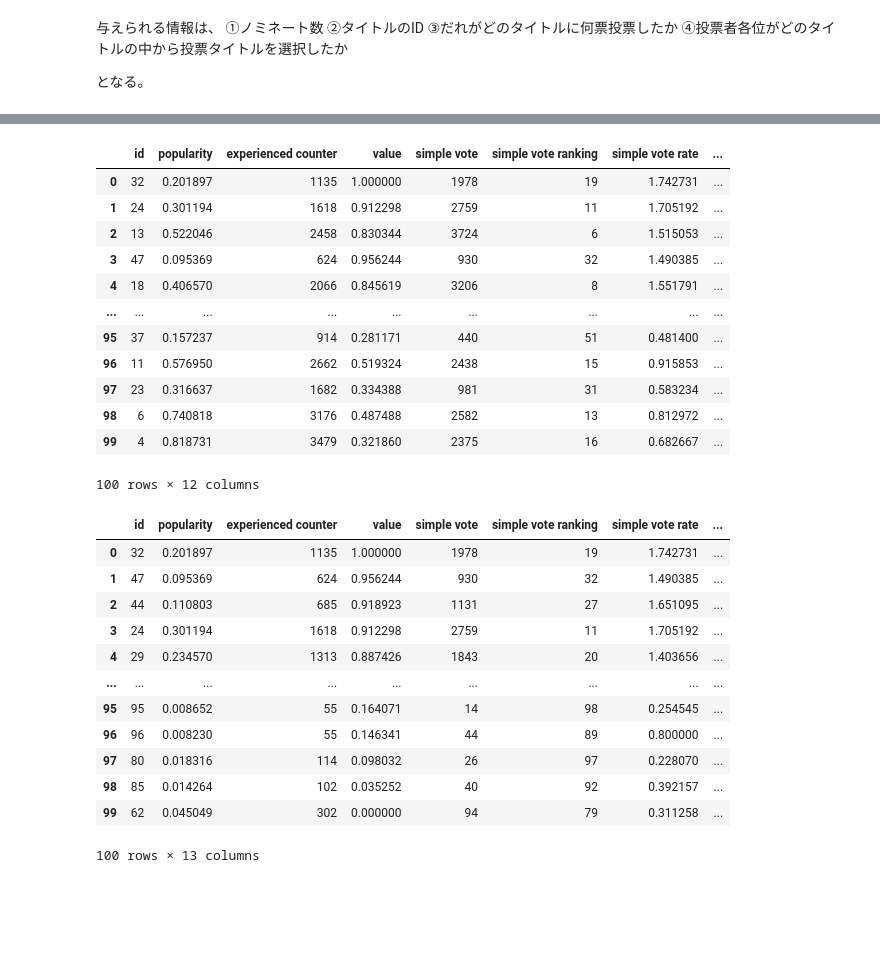
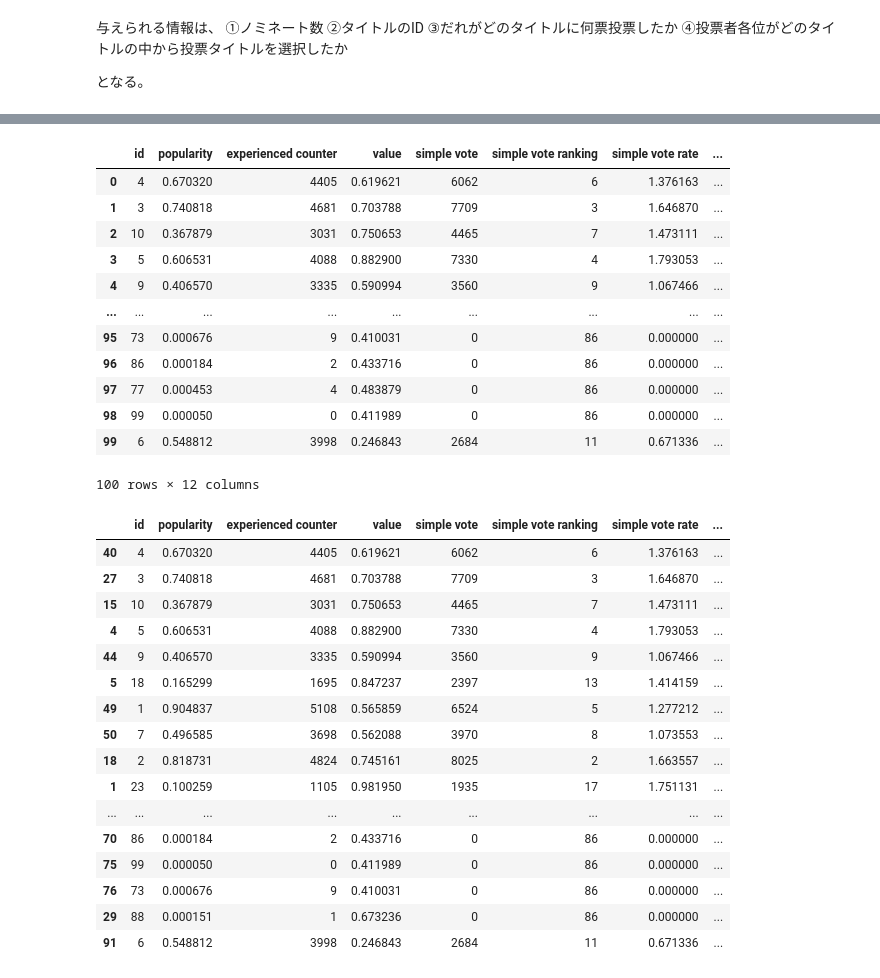
Before and after one commit to rokaboNatttsu/-------------, a Jupyter notebook: 経験が多い人の意見ほど強く反映される人気投票のアルゴリズム.ipynb, the cells around one changed output, grey strips where cells are left out. Saved outputs shown, nothing was run; the diff lists cells and outputs as text; code cells hidden in the pictures; blank space fills up the shorter version.

```diff
--- a/経験が多い人の意見ほど強く反映される人気投票のアルゴリズム.ipynb
+++ b/経験が多い人の意見ほど強く反映される人気投票のアルゴリズム.ipynb
@@ -30,6 +30,7 @@ N = 100 #   ノミネートタイトル数
 M = 10**4   #   投票者数
 L = 10  #   投票者一人当たりのタイトル経験数スケール(目安)
 K = 10  #   一人当たりの投票権利数
+LOGSCALE_RANGE = 10
 # %%
 def make_nominated_title_db(N, value_vector=None, popularity_vector=None):
     col = ["id", "popularity", "experienced counter", "value", "simple vote", "simple vote ranking", "simple vote rate", "simple vote rate ranking", "corrected vote", "corrected vote ranking", "professional vote point", "professional ranking"]
@@ -47,7 +48,7 @@ def make_nominated_title_db(N, value_vector=None, popularity_vector=None):
     return nominated_title_db
 # %%
 #   データ生成のセル
-popularity_vector = np.exp(-5*np.arange(N)/N)
+popularity_vector = np.exp(-LOGSCALE_RANGE*np.arange(N)/N)
 value_vector = np.random.randn(N) + (N - np.arange(N))/N
 value_vector += -np.min(value_vector)
 value_vector /= np.max(value_vector)
@@ -79,7 +80,7 @@ def make_data(N, M, L, K, nominated_title_db):
         shuffle(t)
         voter_db.iat[i, j1] = t
         voter_db.iat[i, j2] = len(t)
-        voter_db.iat[i, waight_col_j] = len(t)**0.5 #   ここはどうする？
+        voter_db.iat[i, waight_col_j] = len(t) #   ここはどうする？
 
         u = t[:np.random.randint(1, len(t)+1)]
         lst = []
@@ -128,6 +129,7 @@ def count_experiment(voter_db, nominated_title_db):
     nominated_title_db.sort_values("experienced counter", ascending=False, inplace=True)
     nominated_title_db.reset_index(drop=True, inplace=True)
     return nominated_title_db
-count_experiment(voter_db, nominated_title_db)
+nominated_title_db = count_experiment(voter_db, nominated_title_db)
+nominated_title_db
 # %% [output]
 |  | id | popularity | experienced counter | value | simple vote | simple vote ranking | simple vote rate | ... |
@@ -293,11 +297,11 @@ pd.DataFrame(point_flow_matrix)
 # %%
-def input_professional_to_nominated_title_db(nominated_title_db, point_flow_vector, N):
+def input_professional_to_nominated_title_db(nominated_title_db, point_vector, N):
     point_j = list(nominated_title_db.columns).index("professional vote point")
     ranking_j = list(nominated_title_db.columns).index("professional ranking")
 
     nominated_title_db.sort_values("id", ascending=True, inplace=True)
     nominated_title_db.reset_index(drop=True, inplace=True)
-    nominated_title_db["professional vote point"] = point_flow_vector
+    nominated_title_db["professional vote point"] = point_vector
     nominated_title_db.sort_values("professional vote point", ascending=False, inplace=True)
     nominated_title_db.reset_index(drop=True, inplace=True)
     nominated_title_db.iloc[:, ranking_j] = np.arange(N) + 1
@@ -305,45 +309,52 @@ def input_professional_to_nominated_title_db(nominated_title_db, point_flow_vect
         if nominated_title_db.iat[i, point_j] == nominated_title_db.iat[i+1, point_j]:
             nominated_title_db.iat[i+1, ranking_j] = nominated_title_db.iat[i, ranking_j]
     return nominated_title_db
-nominated_title_db = input_professional_to_nominated_title_db(nominated_title_db, point_flow_vector, N)
+nominated_title_db = input_professional_to_nominated_title_db(nominated_title_db, point_vector, N)
 nominated_title_db.reset_index(drop=True, inplace=True)
 nominated_title_db
 # %% [output]
 |  | id | popularity | experienced counter | value | simple vote | simple vote ranking | simple vote rate | ... |
-| 0 | 32 | 0.201897 | 1135 | 1.000000 | 1978 | 19 | 1.742731 | ... |
-| 1 | 24 | 0.301194 | 1618 | 0.912298 | 2759 | 11 | 1.705192 | ... |
-| 2 | 13 | 0.522046 | 2458 | 0.830344 | 3724 | 6 | 1.515053 | ... |
-| 3 | 47 | 0.095369 | 624 | 0.956244 | 930 | 32 | 1.490385 | ... |
-| 4 | 18 | 0.406570 | 2066 | 0.845619 | 3206 | 8 | 1.551791 | ... |
+| 0 | 4 | 0.670320 | 4405 | 0.619621 | 6062 | 6 | 1.376163 | ... |
+| 1 | 3 | 0.740818 | 4681 | 0.703788 | 7709 | 3 | 1.646870 | ... |
+| 2 | 10 | 0.367879 | 3031 | 0.750653 | 4465 | 7 | 1.473111 | ... |
+| 3 | 5 | 0.606531 | 4088 | 0.882900 | 7330 | 4 | 1.793053 | ... |
+| 4 | 9 | 0.406570 | 3335 | 0.590994 | 3560 | 9 | 1.067466 | ... |
 | ... | ... | ... | ... | ... | ... | ... | ... | ... |
-| 95 | 37 | 0.157237 | 914 | 0.281171 | 440 | 51 | 0.481400 | ... |
-| 96 | 11 | 0.576950 | 2662 | 0.519324 | 2438 | 15 | 0.915853 | ... |
-| 97 | 23 | 0.316637 | 1682 | 0.334388 | 981 | 31 | 0.583234 | ... |
-| 98 | 6 | 0.740818 | 3176 | 0.487488 | 2582 | 13 | 0.812972 | ... |
-| 99 | 4 | 0.818731 | 3479 | 0.321860 | 2375 | 16 | 0.682667 | ... |
+| 95 | 73 | 0.000676 | 9 | 0.410031 | 0 | 86 | 0.000000 | ... |
+| 96 | 86 | 0.000184 | 2 | 0.433716 | 0 | 86 | 0.000000 | ... |
+| 97 | 77 | 0.000453 | 4 | 0.483879 | 0 | 86 | 0.000000 | ... |
+| 98 | 99 | 0.000050 | 0 | 0.411989 | 0 | 86 | 0.000000 | ... |
+| 99 | 6 | 0.548812 | 3998 | 0.246843 | 2684 | 11 | 0.671336 | ... |
 100 rows × 12 columns
 # %%
+pd.set_option('display.max_rows', None)
+
 def add_value_ranking(nominated_title_db, N):
     nominated_title_db["value ranking"] = 0
     nominated_title_db.sort_values("value", ascending=False, inplace=True)
     nominated_title_db.reset_index(drop=True, inplace=True)
     nominated_title_db.loc[:, "value ranking"] = np.arange(N) + 1
     for i in range(N-1):
         if nominated_title_db.iat[i, -1] == nominated_title_db.iat[i+1, -1]:
             nominated_title_db.iat[i+1, -1] = nominated_title_db.iat[i, -1]
     return nominated_title_db
 add_value_ranking(nominated_title_db, N)
+nominated_title_db.sort_values("professional ranking")
 # %% [output]
 |  | id | popularity | experienced counter | value | simple vote | simple vote ranking | simple vote rate | ... |
-| 0 | 32 | 0.201897 | 1135 | 1.000000 | 1978 | 19 | 1.742731 | ... |
-| 1 | 47 | 0.095369 | 624 | 0.956244 | 930 | 32 | 1.490385 | ... |
-| 2 | 44 | 0.110803 | 685 | 0.918923 | 1131 | 27 | 1.651095 | ... |
-| 3 | 24 | 0.301194 | 1618 | 0.912298 | 2759 | 11 | 1.705192 | ... |
-| 4 | 29 | 0.234570 | 1313 | 0.887426 | 1843 | 20 | 1.403656 | ... |
+| 40 | 4 | 0.670320 | 4405 | 0.619621 | 6062 | 6 | 1.376163 | ... |
+| 27 | 3 | 0.740818 | 4681 | 0.703788 | 7709 | 3 | 1.646870 | ... |
+| 15 | 10 | 0.367879 | 3031 | 0.750653 | 4465 | 7 | 1.473111 | ... |
+| 4 | 5 | 0.606531 | 4088 | 0.882900 | 7330 | 4 | 1.793053 | ... |
+| 44 | 9 | 0.406570 | 3335 | 0.590994 | 3560 | 9 | 1.067466 | ... |
+| 5 | 18 | 0.165299 | 1695 | 0.847237 | 2397 | 13 | 1.414159 | ... |
+| 49 | 1 | 0.904837 | 5108 | 0.565859 | 6524 | 5 | 1.277212 | ... |
+| 50 | 7 | 0.496585 | 3698 | 0.562088 | 3970 | 8 | 1.073553 | ... |
+| 18 | 2 | 0.818731 | 4824 | 0.745161 | 8025 | 2 | 1.663557 | ... |
+| 1 | 23 | 0.100259 | 1105 | 0.981950 | 1935 | 17 | 1.751131 | ... |
 | ... | ... | ... | ... | ... | ... | ... | ... | ... |
-| 95 | 95 | 0.008652 | 55 | 0.164071 | 14 | 98 | 0.254545 | ... |
-| 96 | 96 | 0.008230 | 55 | 0.146341 | 44 | 89 | 0.800000 | ... |
-| 97 | 80 | 0.018316 | 114 | 0.098032 | 26 | 97 | 0.228070 | ... |
-| 98 | 85 | 0.014264 | 102 | 0.035252 | 40 | 92 | 0.392157 | ... |
-| 99 | 62 | 0.045049 | 302 | 0.000000 | 94 | 79 | 0.311258 | ... |
+| 70 | 86 | 0.000184 | 2 | 0.433716 | 0 | 86 | 0.000000 | ... |
+| 75 | 99 | 0.000050 | 0 | 0.411989 | 0 | 86 | 0.000000 | ... |
+| 76 | 73 | 0.000676 | 9 | 0.410031 | 0 | 86 | 0.000000 | ... |
+| 29 | 88 | 0.000151 | 1 | 0.673236 | 0 | 86 | 0.000000 | ... |
+| 91 | 6 | 0.548812 | 3998 | 0.246843 | 2684 | 11 | 0.671336 | ... |
-100 rows × 13 columns
```
Also changed, not shown: parts of 29 cells of this notebook.
